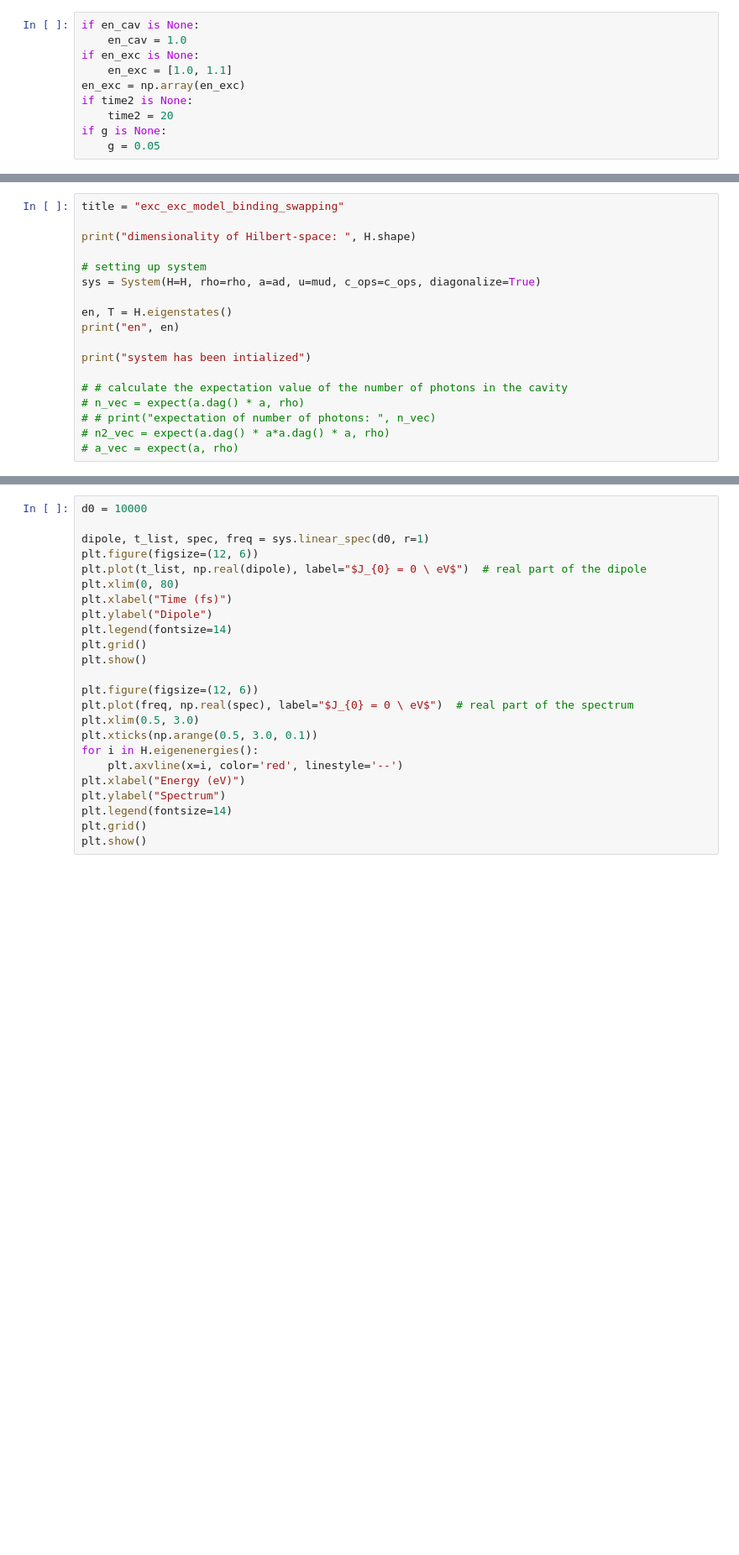
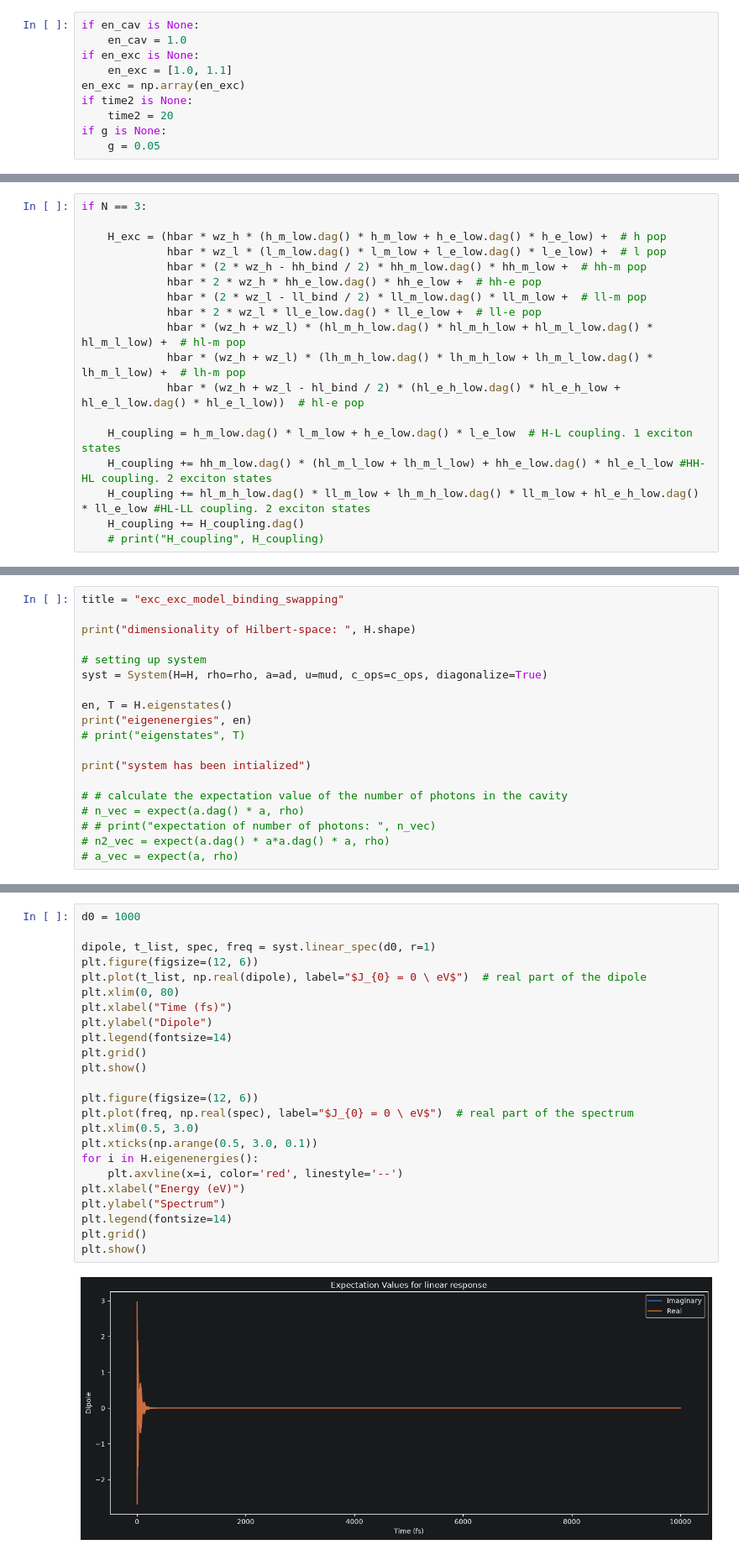
Before and after one commit to SilvaScience/QuDPy, a Jupyter notebook: my_tests/exc-exc ver01.ipynb, the cells around one changed output, grey strips where cells are left out. Shown at 84% size. Drawn from its saved outputs; the diff is of its cells as text; blank space fills up the shorter version.

```diff
--- a/my_tests/exc-exc ver01.ipynb
+++ b/my_tests/exc-exc ver01.ipynb
@@ -253 +192,19 @@ If 3 lattice sites (doesn't work yet)
+# %%
+if N == 3:
+
+    H_exc = (hbar * wz_h * (h_m_low.dag() * h_m_low + h_e_low.dag() * h_e_low) +  # h pop
+             hbar * wz_l * (l_m_low.dag() * l_m_low + l_e_low.dag() * l_e_low) +  # l pop
+             hbar * (2 * wz_h - hh_bind / 2) * hh_m_low.dag() * hh_m_low +  # hh-m pop
+             hbar * 2 * wz_h * hh_e_low.dag() * hh_e_low +  # hh-e pop
+             hbar * (2 * wz_l - ll_bind / 2) * ll_m_low.dag() * ll_m_low +  # ll-m pop
+             hbar * 2 * wz_l * ll_e_low.dag() * ll_e_low +  # ll-e pop
+             hbar * (wz_h + wz_l) * (hl_m_h_low.dag() * hl_m_h_low + hl_m_l_low.dag() * hl_m_l_low) +  # hl-m pop
+             hbar * (wz_h + wz_l) * (lh_m_h_low.dag() * lh_m_h_low + lh_m_l_low.dag() * lh_m_l_low) +  # lh-m pop
+             hbar * (wz_h + wz_l - hl_bind / 2) * (hl_e_h_low.dag() * hl_e_h_low + hl_e_l_low.dag() * hl_e_l_low))  # hl-e pop
+
+    H_coupling = h_m_low.dag() * l_m_low + h_e_low.dag() * l_e_low  # H-L coupling. 1 exciton states
+    H_coupling += hh_m_low.dag() * (hl_m_l_low + lh_m_l_low) + hh_e_low.dag() * hl_e_l_low #HH-HL coupling. 2 exciton states
+    H_coupling += hl_m_h_low.dag() * ll_m_low + lh_m_h_low.dag() * ll_m_low + hl_e_h_low.dag() * ll_e_low #HL-LL coupling. 2 exciton states
+    H_coupling += H_coupling.dag()
+    # print("H_coupling", H_coupling)
 # %% [markdown]
@@ -301,10 +283,11 @@ title = "exc_exc_model_binding_swapping"
 print("dimensionality of Hilbert-space: ", H.shape)
 
 # setting up system
-sys = System(H=H, rho=rho, a=ad, u=mud, c_ops=c_ops, diagonalize=True)
+syst = System(H=H, rho=rho, a=ad, u=mud, c_ops=c_ops, diagonalize=True)
 
 en, T = H.eigenstates()
-print("en", en)
+print("eigenenergies", en)
+# print("eigenstates", T)
 
 print("system has been intialized")
 
@@ -318,24 +307,26 @@ Linear spectra
 # %%
-d0 = 10000
+d0 = 1000
 
-dipole, t_list, spec, freq = sys.linear_spec(d0, r=1)
+dipole, t_list, spec, freq = syst.linear_spec(d0, r=1)
 plt.figure(figsize=(12, 6))
 plt.plot(t_list, np.real(dipole), label="$J_{0} = 0 \ eV$")  # real part of the dipole
 plt.xlim(0, 80)
 plt.xlabel("Time (fs)")
 plt.ylabel("Dipole")
 plt.legend(fontsize=14)
 plt.grid()
 plt.show()
 
 plt.figure(figsize=(12, 6))
 plt.plot(freq, np.real(spec), label="$J_{0} = 0 \ eV$")  # real part of the spectrum
 plt.xlim(0.5, 3.0)
 plt.xticks(np.arange(0.5, 3.0, 0.1))
 for i in H.eigenenergies():
     plt.axvline(x=i, color='red', linestyle='--')
 plt.xlabel("Energy (eV)")
 plt.ylabel("Spectrum")
 plt.legend(fontsize=14)
 plt.grid()
 plt.show()
+# %% [output]
+[figure, added]
```
Also changed, not shown: parts of 19 cells of this notebook.
